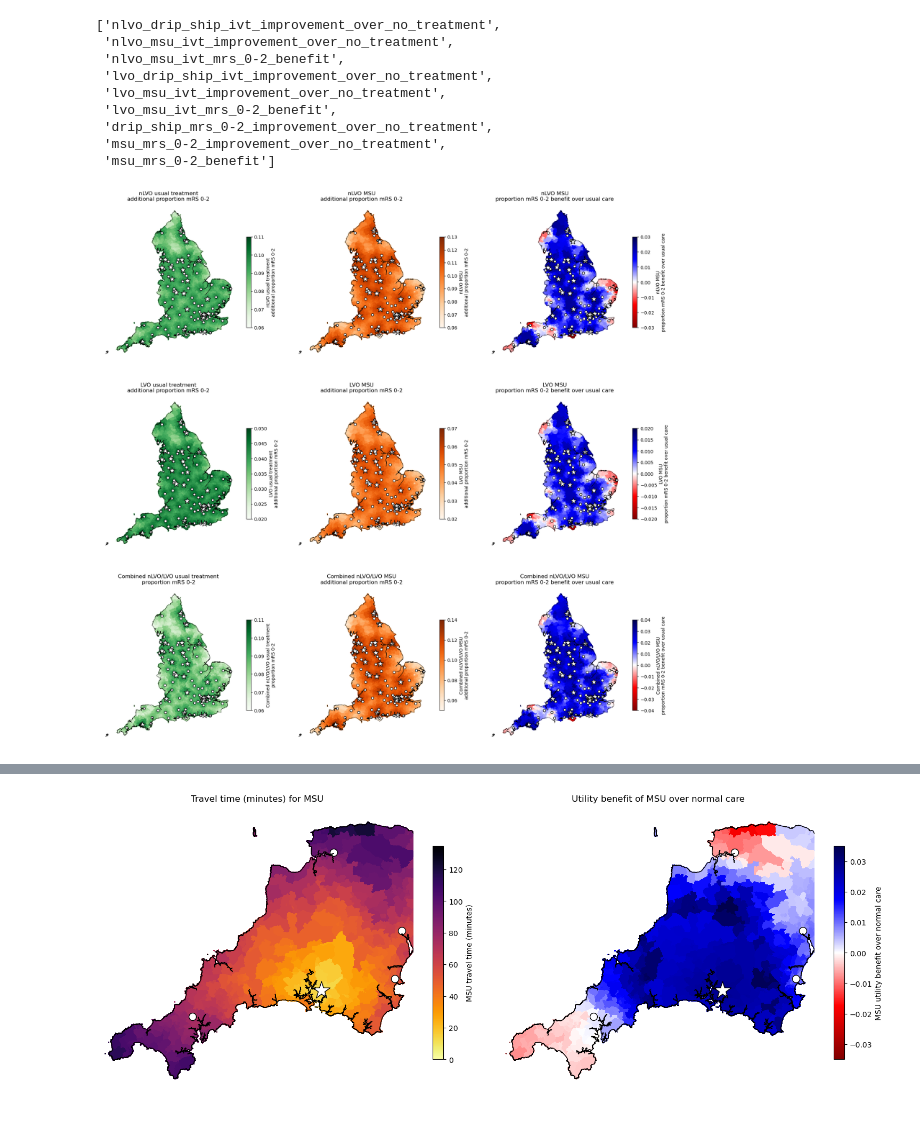
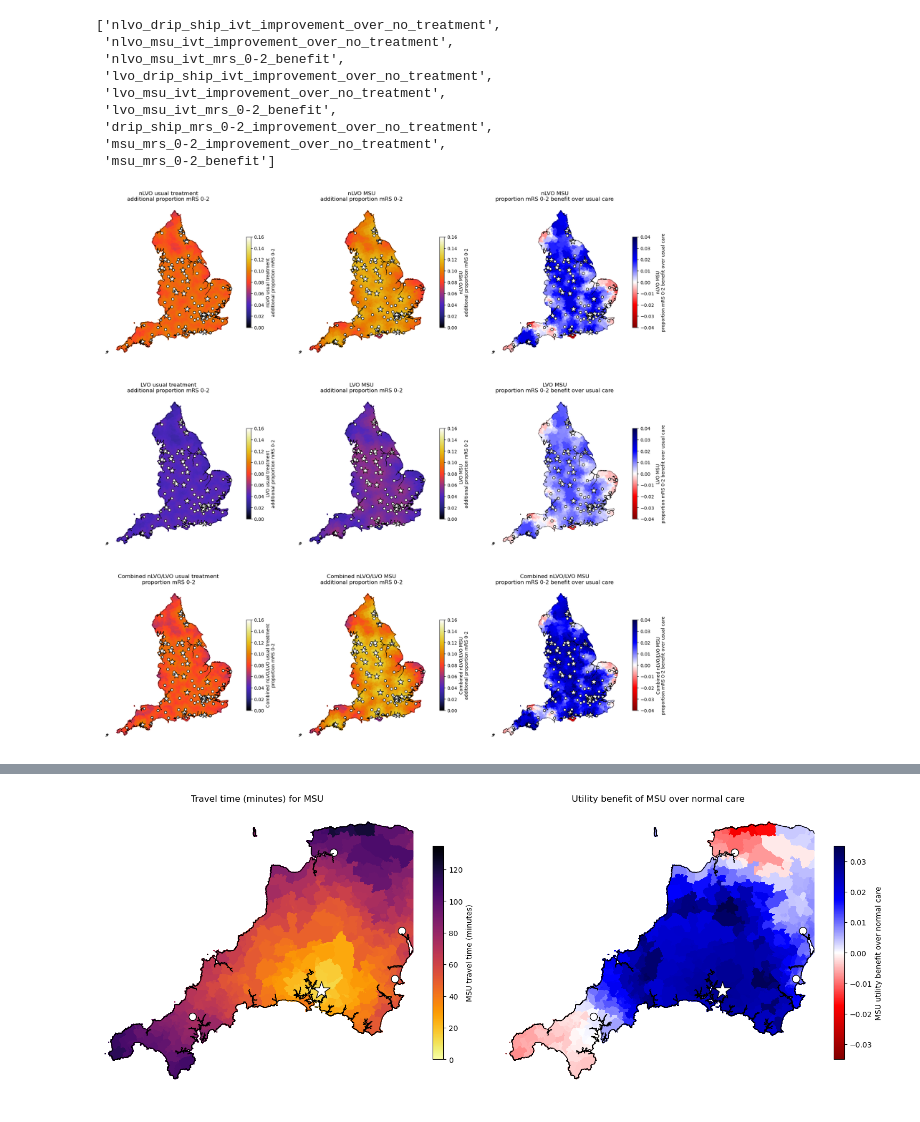
Before and after one commit to stroke-modelling/muster2, a Jupyter notebook: map/produce_maps.ipynb, the cells around one changed output, grey strips where cells are left out. Cells and saved outputs as stored; diff of their text form; code cells hidden in the pictures.

```diff
--- a/map/produce_maps.ipynb
+++ b/map/produce_maps.ipynb
@@ -200,14 +200,14 @@ cols_to_plot = {
 }
 
 colormaps = {
-    'nlvo_drip_ship_ivt_improvement_over_no_treatment':'Greens',
-    'nlvo_msu_ivt_improvement_over_no_treatment':'Oranges',
+    'nlvo_drip_ship_ivt_improvement_over_no_treatment':'CMRmap',
+    'nlvo_msu_ivt_improvement_over_no_treatment':'CMRmap',
     'nlvo_msu_ivt_mrs_0-2_benefit': 'seismic_r',
-    'lvo_drip_ship_ivt_improvement_over_no_treatment':'Greens',
-    'lvo_msu_ivt_improvement_over_no_treatment':'Oranges',
+    'lvo_drip_ship_ivt_improvement_over_no_treatment':'CMRmap',
+    'lvo_msu_ivt_improvement_over_no_treatment':'CMRmap',
     'lvo_msu_ivt_mrs_0-2_benefit': 'seismic_r',
-    'drip_ship_mrs_0-2_improvement_over_no_treatment': 'Greens',
-    'msu_mrs_0-2_improvement_over_no_treatment': 'Oranges',
+    'drip_ship_mrs_0-2_improvement_over_no_treatment': 'CMRmap',
+    'msu_mrs_0-2_improvement_over_no_treatment': 'CMRmap',
     'msu_mrs_0-2_benefit': 'seismic_r',
 }
 
@@ -234,39 +234,47 @@ for i, col in enumerate(cols):
     colormap = colormaps[col]
     if colormap == 'seismic_r':
         # Set min and max to be symmetric around 0
-        vmax = max([abs(vmin), abs(vmax)])
-        vmin = -vmax
-    vmin = round(vmin - 0.00499, 2)
-    vmax = round(vmax + 0.00499, 2)
+        #vmax = max([abs(vmin), abs(vmax)])
+        #vmin = -vmax
+        vmax = 0.04
+        vmin = -0.04
+    else:
+        vmin = 0
+        vmax = 0.16
+
+
+
+    #vmin = round(vmin - 0.00499, 2)
+    #vmax = round(vmax + 0.00499, 2)
 
 
     ax = fig.add_subplot(3, 3, i+1)
 
     data.plot(ax=ax, # Set which axes to use for plot (only one here)
                  column=col, # Column to apply colour
                  antialiased=False, # Avoids artifact boundry lines
                  edgecolor='face', # Make LSOA boundry same colour as area
                  vmin=vmin, # Manual scale min (remove to make automatic)
                  vmax=vmax, # Manual scale max (remove to make automatic)
                  cmap=colormap, # Colour map to use
                  # Adjust size of colourmap key, and add label
                  legend_kwds={'shrink':0.5, 'label':cols_to_plot[col]},
                  # Set to display legend
                  legend=True,
                  # Make slightly transparent
                  alpha=1.0)
     # Plot outline
     england.plot(ax=ax, edgecolor='k', facecolor='none', linewidth=0.5)
     # Plot location of hospitals
     mask = hospitals_gdf['Use_IVT'] == '1'
     hospitals_gdf[mask].plot(ax=ax, edgecolor='k', facecolor='w', markersize=30, marker='o')
     mask = hospitals_gdf['Use_MT'] == '1'
     hospitals_gdf[mask].plot(ax=ax, edgecolor='k', facecolor='w', markersize=200, marker='*')
     ax.set_axis_off() # Turn of axis linea dn numbers
     ax.set_title(cols_to_plot[col])
 plt.tight_layout(pad=2)
 plt.savefig('map_mrs_0_2.jpg', dpi=300, bbox_inches='tight', pad_inches=0.1) # Save figure
 # %% [output]
-[figure, old version]
+[figure, new version]
 # %%
 cols_to_plot = {
```
Also changed, not shown: parts of 3 cells of this notebook, 9 other files.
